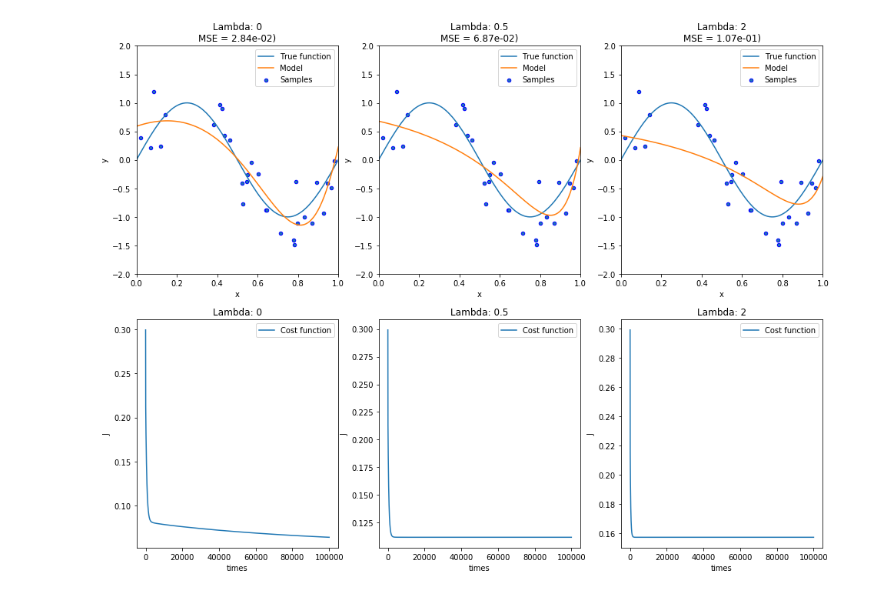
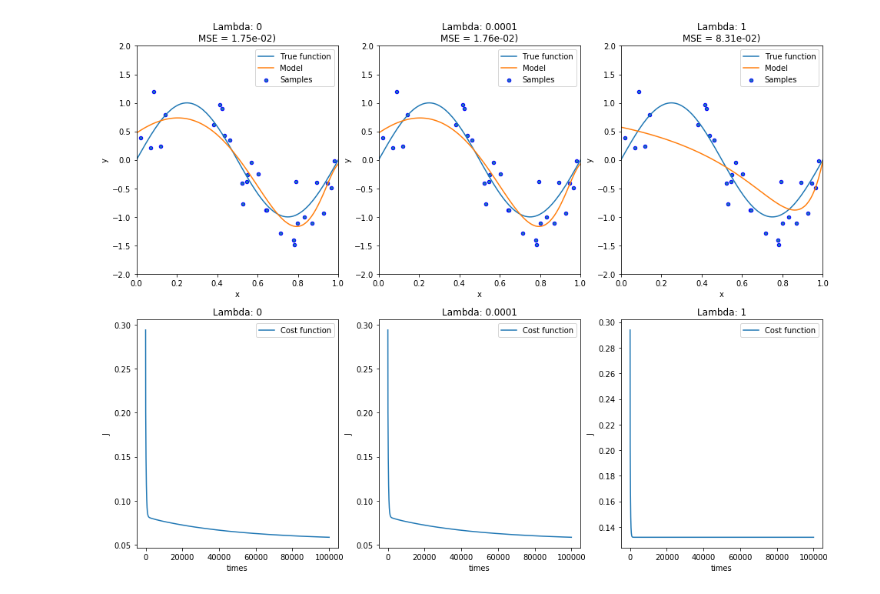
Before and after one commit to dominhhai/mldl, a Jupyter notebook: code/linear_regression/one_var_sin2pi-regularization.ipynb, the cells around one changed output. Saved outputs shown, nothing was run; the diff lists cells and outputs as text; code cells hidden in the pictures.

```diff
--- a/code/linear_regression/one_var_sin2pi-regularization.ipynb
+++ b/code/linear_regression/one_var_sin2pi-regularization.ipynb
@@ -32,7 +32,7 @@ def eval_grad(X, y, theta, lamda):
     # number of training examples
     m = y.size
     # cost
-    delta = np.dot(np.dot(X, theta) - y, X)
+    delta = np.dot(X.T, np.dot(X, theta) - y)
     # regularization term
     e_theta = lamda * theta
     e_theta[0] = 0
@@ -58,9 +58,9 @@ np.random.seed(0)
 # meta-parameters
 n_samples = 30                      # number of samples
 degree = 15                            # polynomial degree
-lambdas = [0, 0.5, 2]            # list of regulirazation coeffectives
-alpha = 0.015                         # learing rate
-num_inters = 100000        # gradient loop limit
+lambdas = [0, 1e-4, 1]          # list of regulirazation coeffectives
+alpha = 0.03                           # learing rate
+num_inters = 100000          # gradient loop limit
 
 # training data
 X = np.sort(np.random.rand(n_samples))
@@ -73,32 +73,32 @@ for i in range(len(lambdas)):
 
     # build polynomial features
     pol_X = polynomial_X(X, degree)
     theta = np.zeros(degree+1)
     # learing
     theta, jHistory = grad_descent(pol_X, y, theta, lamda, alpha, num_inters)
     # plot cost
-    ax = plt.subplot(2, len(lambdas), i + 4)
+    ax = plt.subplot(2, len(lambdas), i + 1 + len(lambdas))
     plt.setp(ax, xlabel="times", ylabel="J")
     plt.plot(range(jHistory.size), jHistory, label="Cost function")
     plt.legend(loc="best")
     plt.title("Lambda: "+str(lamda))
 
     # test
     X_test = np.linspace(0, 1, 100)
     y_test = true_fun(X_test)
     pol_X_test = polynomial_X(X_test, degree)
     # plot result
     ax = plt.subplot(2, len(lambdas), i + 1)
     plt.setp(ax, xlabel="x", ylabel="y")
     plt.scatter(X, y, edgecolor='b', s=20, label="Samples")
     plt.plot(X_test, y_test, label="True function")
     plt.plot(X_test, predict(pol_X_test, theta), label="Model")
     plt.xlim((0, 1))
     plt.ylim((-2, 2))
     plt.legend(loc="best")
     plt.title("Lambda: {}\nMSE = {:.2e})".format(
         lamda, compute_cost(pol_X_test, y_test, theta, lamda)))
 
 plt.show()
 # %% [output]
-[figure, old version]
+[figure, new version]
```
Also changed, not shown: 1 other file.
